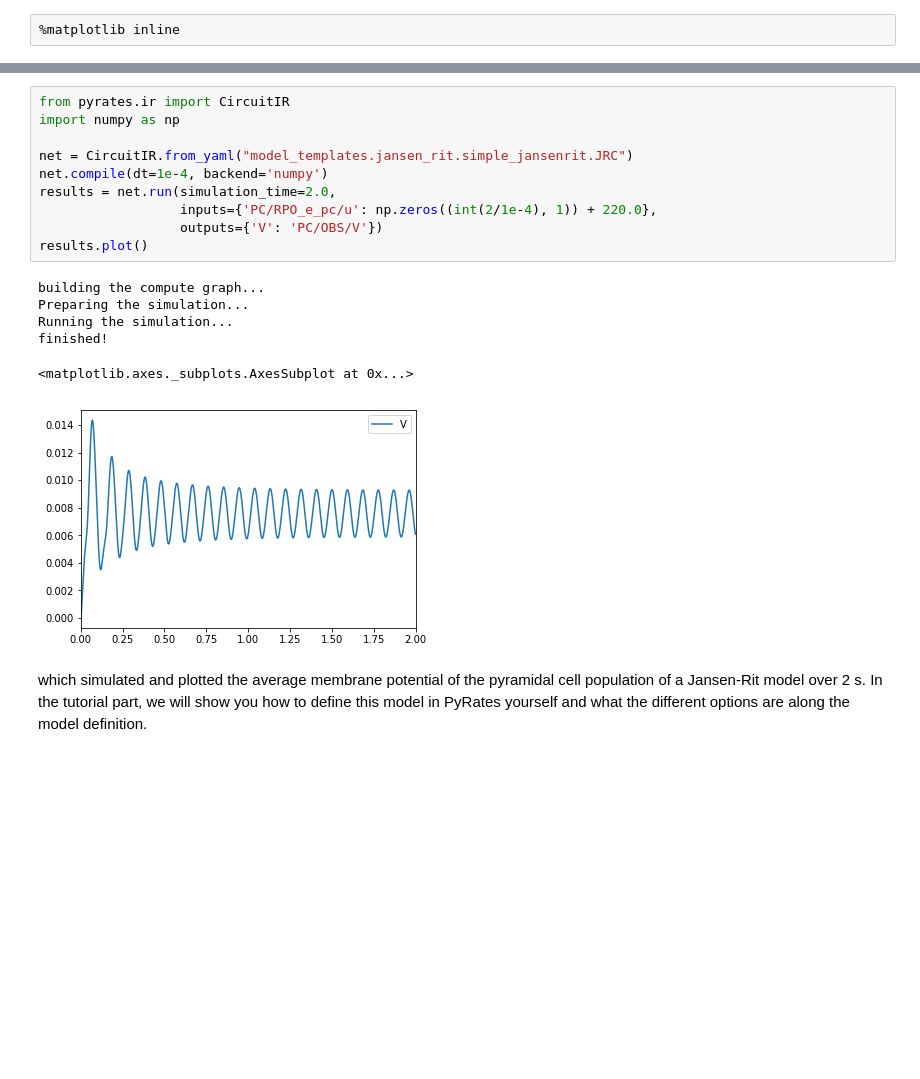
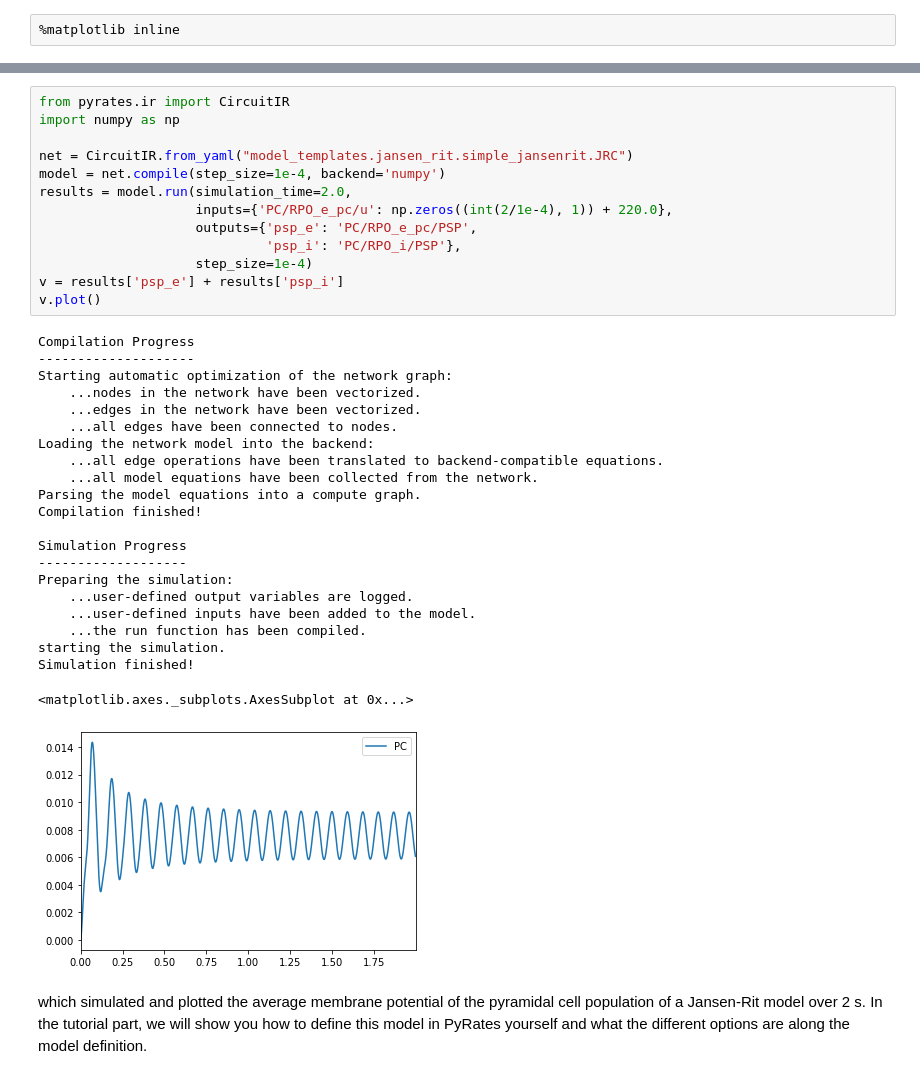
Before and after one commit to pyrates-neuroscience/PyRates, a Jupyter notebook: documentation/Tutorial_PyRates_Basics.ipynb, the cells around one changed output, grey strips where cells are left out. Drawn from its saved outputs; the diff is of its cells as text; blank space fills up the shorter version.

```diff
--- a/documentation/Tutorial_PyRates_Basics.ipynb
+++ b/documentation/Tutorial_PyRates_Basics.ipynb
@@ -18,20 +18,39 @@ As a heads up - model set up and numerical simulations in PyRates can be as simp
 # %%
 from pyrates.ir import CircuitIR
 import numpy as np
 
 net = CircuitIR.from_yaml("model_templates.jansen_rit.simple_jansenrit.JRC")
-net.compile(dt=1e-4, backend='numpy')
-results = net.run(simulation_time=2.0,
-                  inputs={'PC/RPO_e_pc/u': np.zeros((int(2/1e-4), 1)) + 220.0},
-                  outputs={'V': 'PC/OBS/V'})
-results.plot()
+model = net.compile(step_size=1e-4, backend='numpy')
+results = model.run(simulation_time=2.0,
+                    inputs={'PC/RPO_e_pc/u': np.zeros((int(2/1e-4), 1)) + 220.0},
+                    outputs={'psp_e': 'PC/RPO_e_pc/PSP',
+                             'psp_i': 'PC/RPO_i/PSP'},
+                    step_size=1e-4)
+v = results['psp_e'] + results['psp_i']
+v.plot()
 # %% [output]
-building the compute graph...
-Preparing the simulation...
-Running the simulation...
-finished!
+Compilation Progress
+--------------------
+Starting automatic optimization of the network graph:
+    ...nodes in the network have been vectorized.
+    ...edges in the network have been vectorized.
+    ...all edges have been connected to nodes.
+Loading the network model into the backend:
+    ...all edge operations have been translated to backend-compatible equations.
+    ...all model equations have been collected from the network.
+Parsing the model equations into a compute graph.
+Compilation finished!
+
+Simulation Progress
+-------------------
+Preparing the simulation:
+    ...user-defined output variables are logged.
+    ...user-defined inputs have been added to the model.
+    ...the run function has been compiled.
+starting the simulation.
+Simulation finished!
 <matplotlib.axes._subplots.AxesSubplot at 0x...>
-[figure, old version]
+[figure, new version]
 # %% [markdown]
 which simulated and plotted the average membrane potential of the pyramidal cell population of a Jansen-Rit model over 2 s. In the tutorial part, we will show you how to define this model in PyRates yourself and what the different options are along the model definition.
 # %% [markdown]
```
Also changed, not shown: parts of 13 cells of this notebook, 8 other files.
